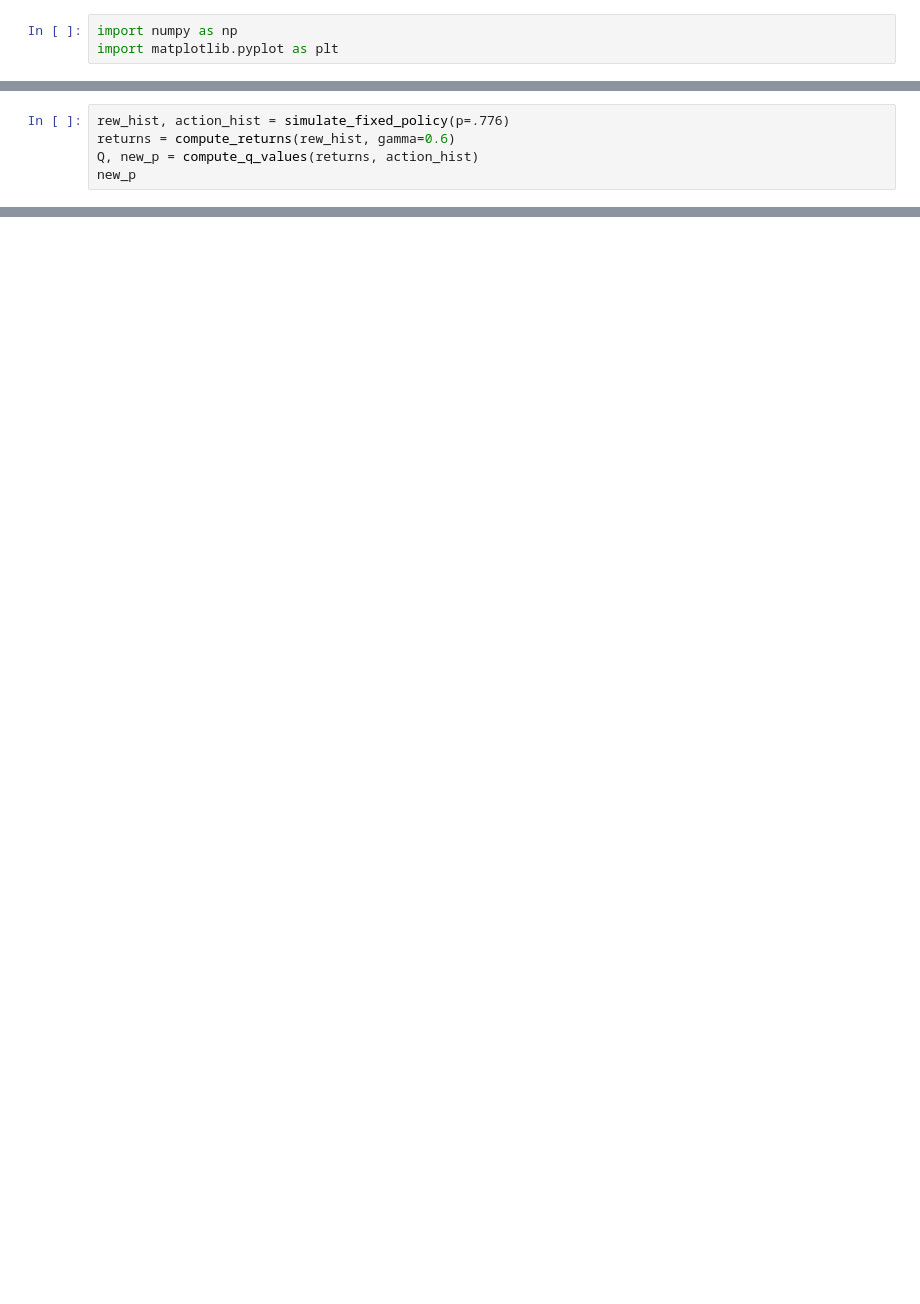
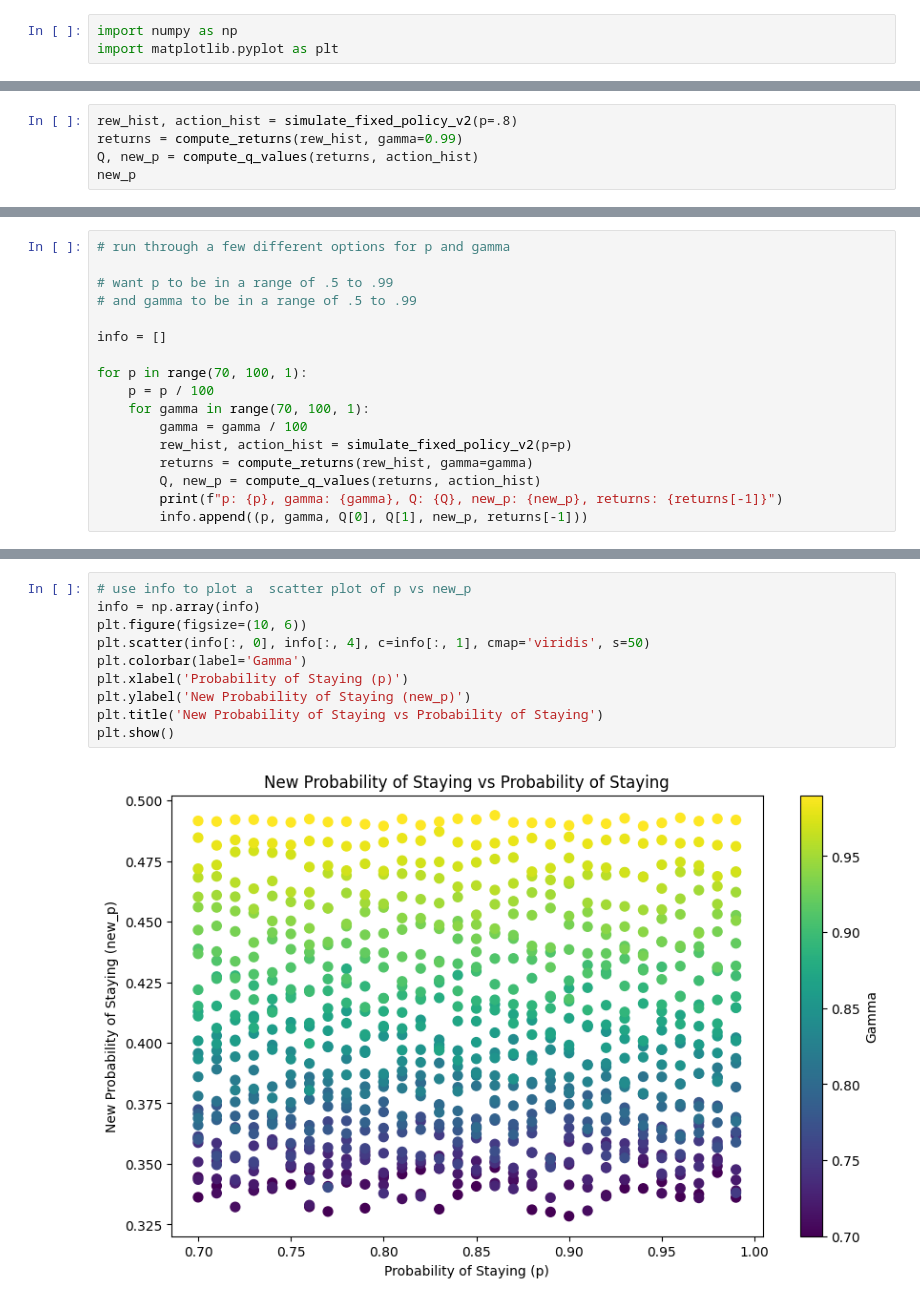
Before and after one commit to nlacey111/Foraging-Project, a Jupyter notebook: forage_sims.ipynb, the cells around one changed output, grey strips where cells are left out. Saved outputs shown, nothing was run; the diff lists cells and outputs as text; blank space fills up the shorter version.

```diff
--- a/forage_sims.ipynb
+++ b/forage_sims.ipynb
@@ -60,6 +91,6 @@ def compute_q_values(returns, action_hist):
 # %%
-rew_hist, action_hist = simulate_fixed_policy(p=.776)
-returns = compute_returns(rew_hist, gamma=0.6)
+rew_hist, action_hist = simulate_fixed_policy_v2(p=.8)
+returns = compute_returns(rew_hist, gamma=0.99)
 Q, new_p = compute_q_values(returns, action_hist)
 new_p
 # %% [output]
@@ -66,0 +98,17 @@ np.float64(-0.671043830218973)
+# %%
+# run through a few different options for p and gamma
+
+# want p to be in a range of .5 to .99
+# and gamma to be in a range of .5 to .99
+
+info = []
+
+for p in range(70, 100, 1):
+    p = p / 100
+    for gamma in range(70, 100, 1):
+        gamma = gamma / 100
+        rew_hist, action_hist = simulate_fixed_policy_v2(p=p)
+        returns = compute_returns(rew_hist, gamma=gamma)
+        Q, new_p = compute_q_values(returns, action_hist)
+        print(f"p: {p}, gamma: {gamma}, Q: {Q}, new_p: {new_p}, returns: {returns[-1]}")
+        info.append((p, gamma, Q[0], Q[1], new_p, returns[-1]))
@@ -66,0 +133,12 @@ np.float64(-0.671043830218973)
+# %%
+# use info to plot a  scatter plot of p vs new_p
+info = np.array(info)
+plt.figure(figsize=(10, 6))
+plt.scatter(info[:, 0], info[:, 4], c=info[:, 1], cmap='viridis', s=50)
+plt.colorbar(label='Gamma')
+plt.xlabel('Probability of Staying (p)')
+plt.ylabel('New Probability of Staying (new_p)')
+plt.title('New Probability of Staying vs Probability of Staying')
+plt.show()
+# %% [output]
+[figure, added]
```
Also changed, not shown: parts of 6 cells of this notebook, 1 other file.
